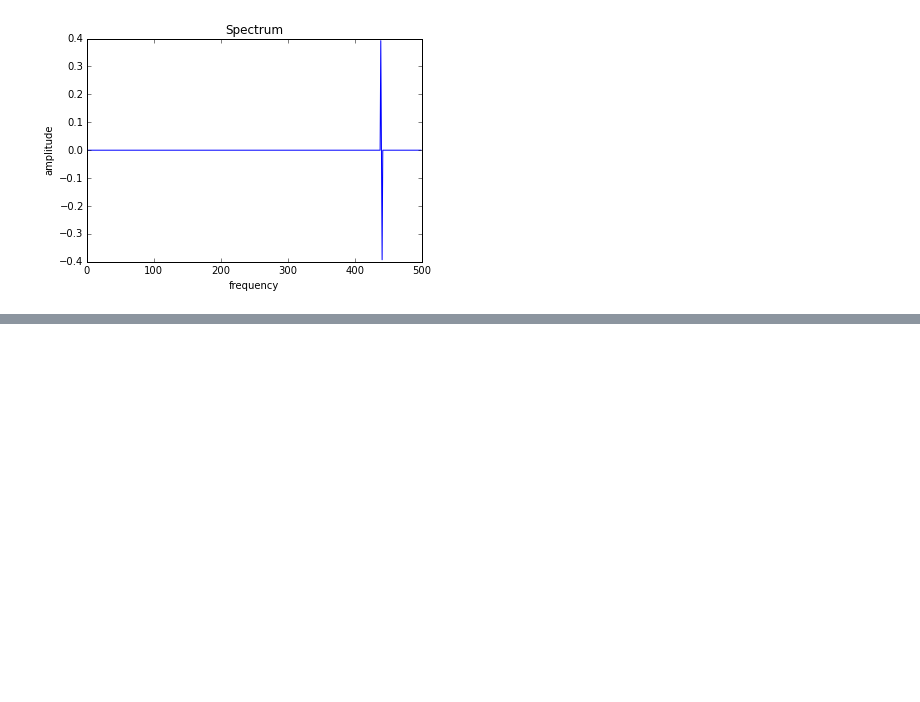
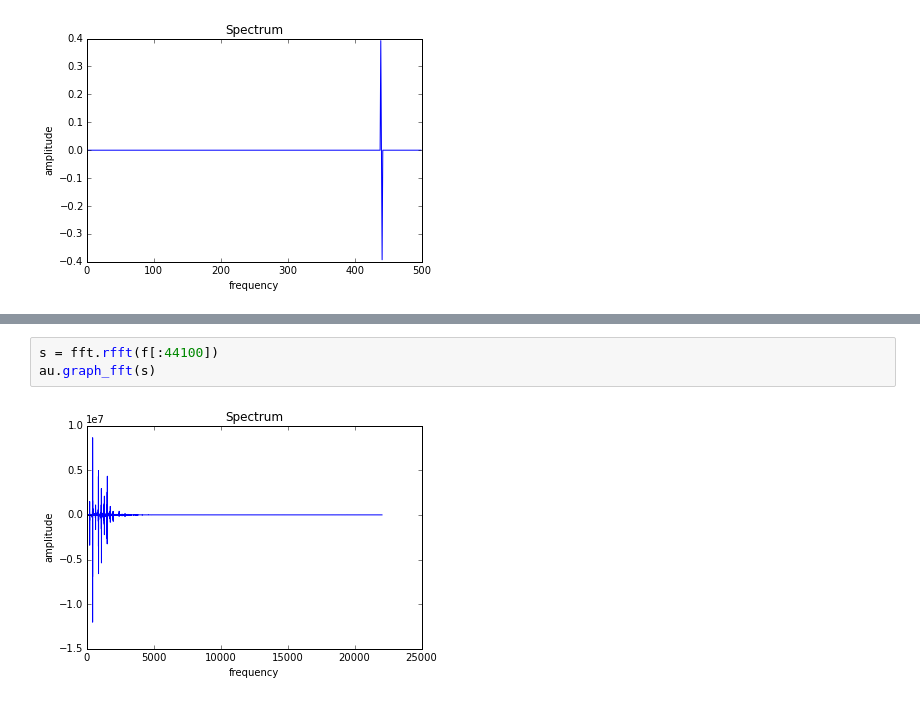
Before and after one commit to bertschingert/cs328-final, a Jupyter notebook: CS328-Final-Lab-Notebook.ipynb, the cells around one changed output, grey strips where cells are left out. Cells and saved outputs as stored; diff of their text form; blank space fills up the shorter version.

```diff
--- a/CS328-Final-Lab-Notebook.ipynb
+++ b/CS328-Final-Lab-Notebook.ipynb
@@ -82,0 +92,5 @@ after window: spectral centroid is  439.980068349
+# %%
+s = fft.rfft(f[:44100])
+au.graph_fft(s)
+# %% [output]
+[figure, added]
```
Also changed, not shown: parts of 3 cells of this notebook, 2 other files.
